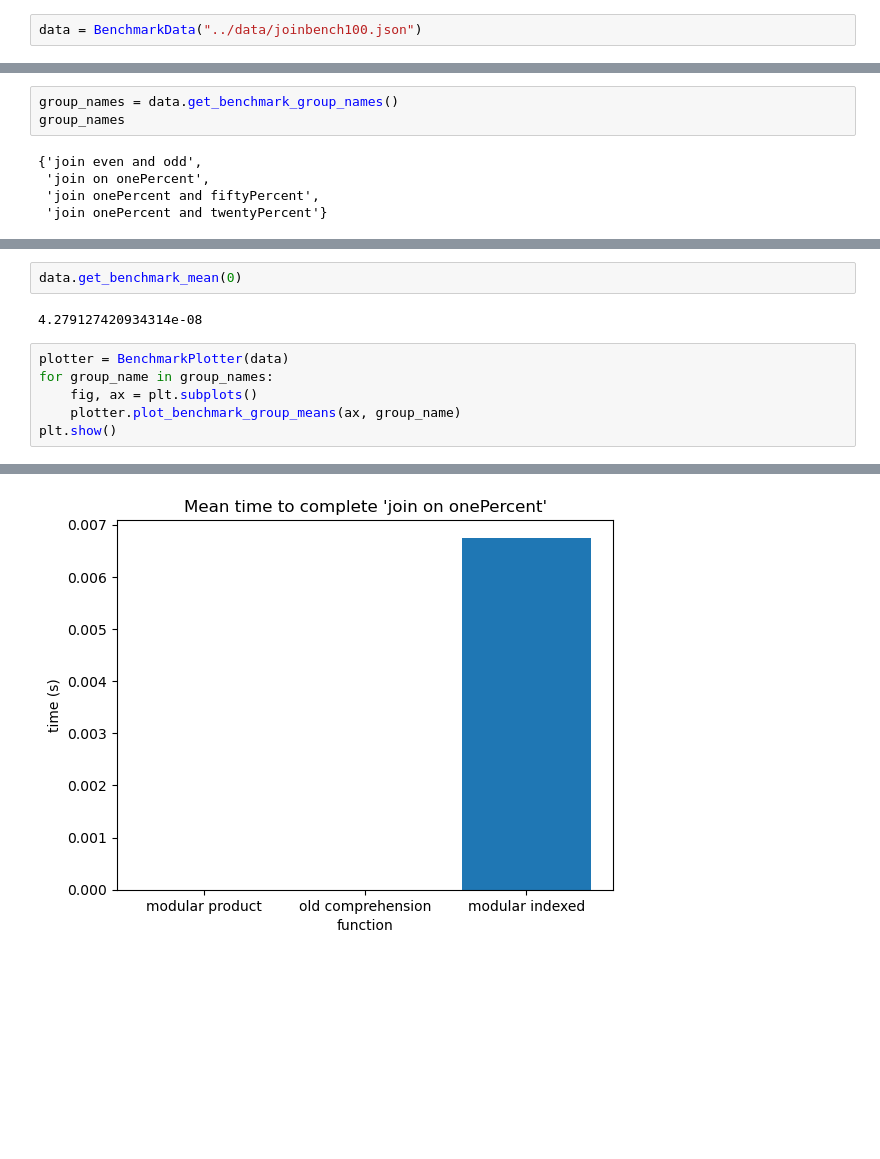
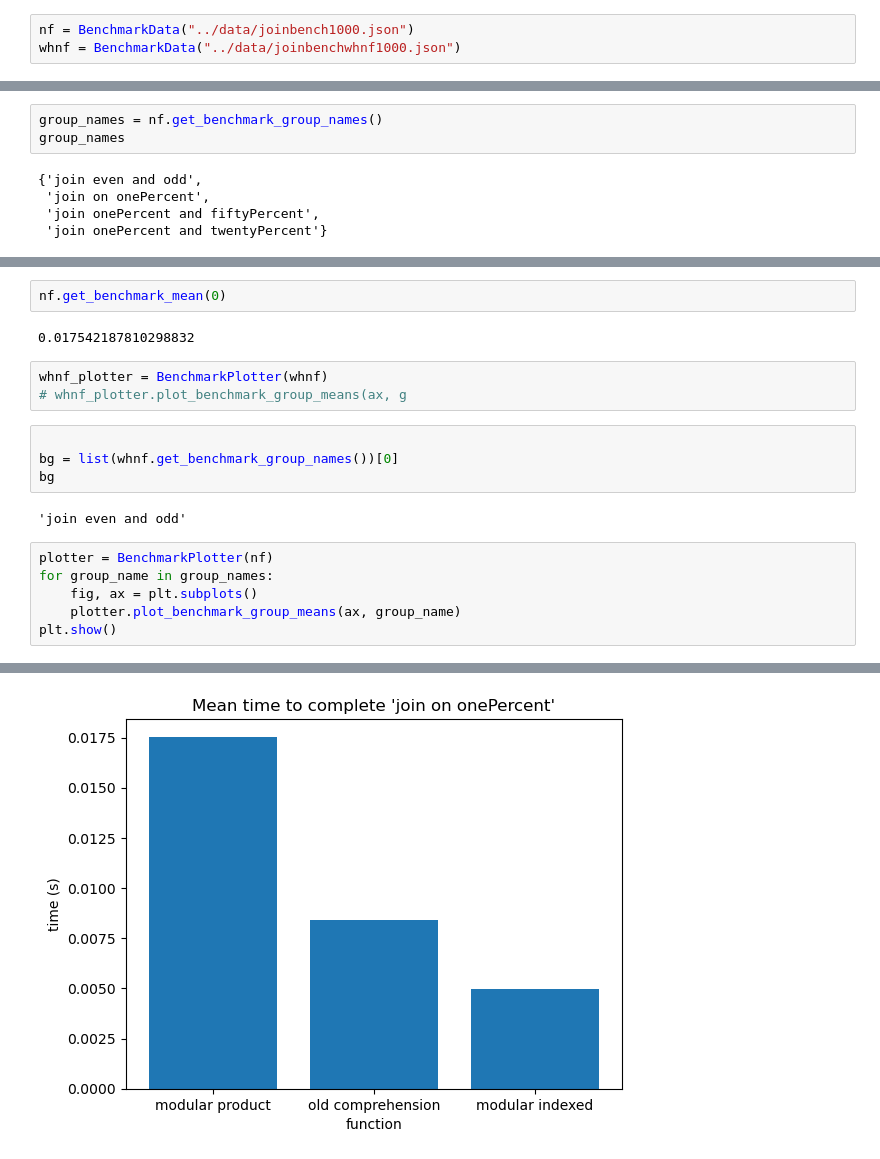
Before and after one commit to MatBon01/joinbench, a Jupyter notebook: analysis/joinbench.ipynb, the cells around one changed output, grey strips where cells are left out. Saved outputs shown, nothing was run; the diff lists cells and outputs as text; blank space fills up the shorter version.

```diff
--- a/analysis/joinbench.ipynb
+++ b/analysis/joinbench.ipynb
@@ -15,3 +17,4 @@ from joinbench.benchmark_plotter import BenchmarkPlotter
 # %%
-data = BenchmarkData("../data/joinbench100.json")
+nf = BenchmarkData("../data/joinbench1000.json")
+whnf = BenchmarkData("../data/joinbenchwhnf1000.json")
 # %%
@@ -31,7 +34,7 @@ names
  'join even and odd/old comprehension',
  'join even and odd/modular indexed']
 # %%
-group_names = data.get_benchmark_group_names()
+group_names = nf.get_benchmark_group_names()
 group_names
 # %% [output]
 {'join even and odd',
@@ -56,11 +59,20 @@ defaultdict(list,
               (10, 'old comprehension'),
               (11, 'modular indexed')]})
 # %%
-data.get_benchmark_mean(0)
+nf.get_benchmark_mean(0)
 # %% [output]
-4.279127420934314e-08
+0.017542187810298832
+# %%
+whnf_plotter = BenchmarkPlotter(whnf)
+# whnf_plotter.plot_benchmark_group_means(ax, g
+# %%
+
+bg = list(whnf.get_benchmark_group_names())[0]
+bg
+# %% [output]
+'join even and odd'
 # %%
-plotter = BenchmarkPlotter(data)
+plotter = BenchmarkPlotter(nf)
 for group_name in group_names:
     fig, ax = plt.subplots()
     plotter.plot_benchmark_group_means(ax, group_name)
@@ -71 +83 @@ plt.show()
-[figure, old version]
+[figure, new version]
```
Also changed, not shown: parts of 7 cells of this notebook, 15 other files.
